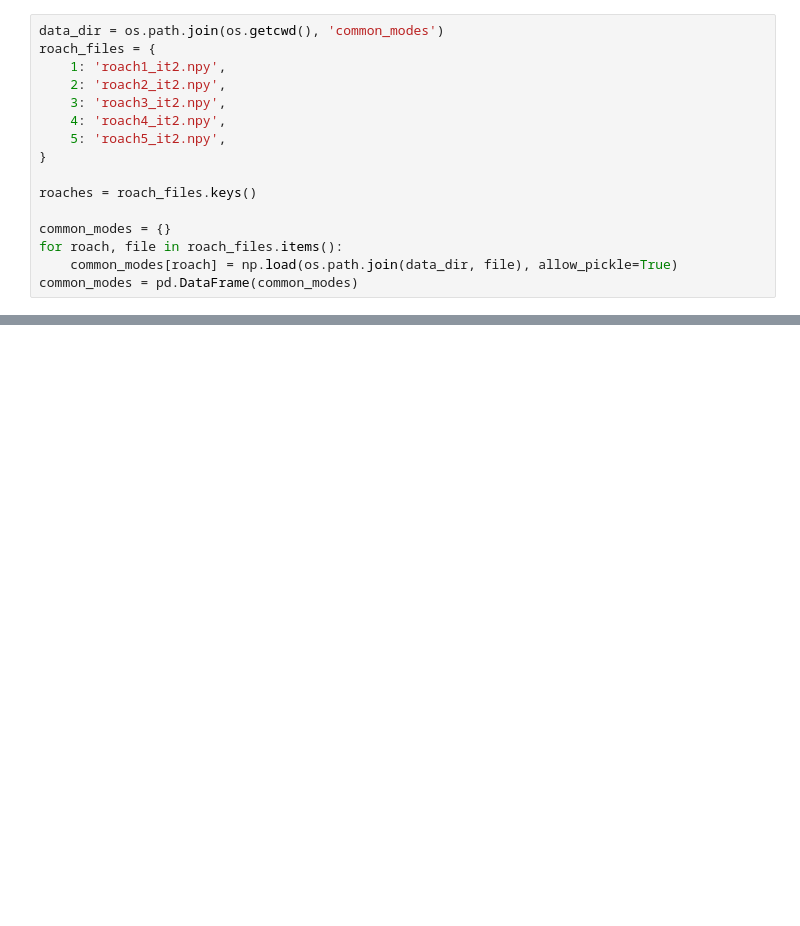
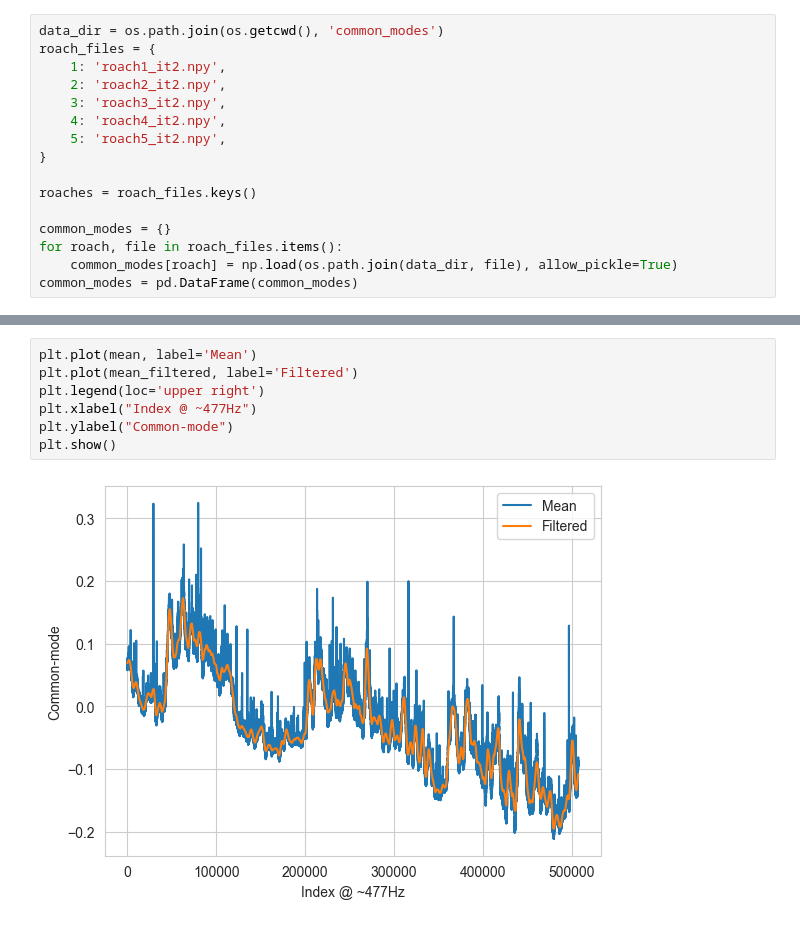
Before and after one commit to jonahjlee/map_making_blasttng_jl, a Jupyter notebook: roach_comparison.ipynb, the cells around one changed output, grey strips where cells are left out. Drawn from its saved outputs; the diff is of its cells as text; blank space fills up the shorter version.

```diff
--- a/roach_comparison.ipynb
+++ b/roach_comparison.ipynb
@@ -123,0 +137,9 @@ plt.show()
+# %%
+plt.plot(mean, label='Mean')
+plt.plot(mean_filtered, label='Filtered')
+plt.legend(loc='upper right')
+plt.xlabel("Index @ ~477Hz")
+plt.ylabel("Common-mode")
+plt.show()
+# %% [output]
+[figure, added]
```
Also changed, not shown: parts of 17 cells of this notebook.
